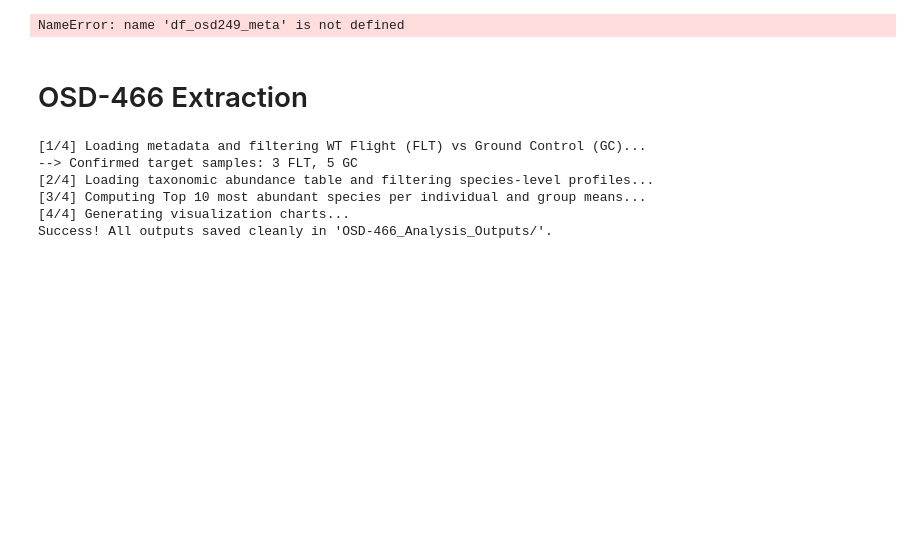
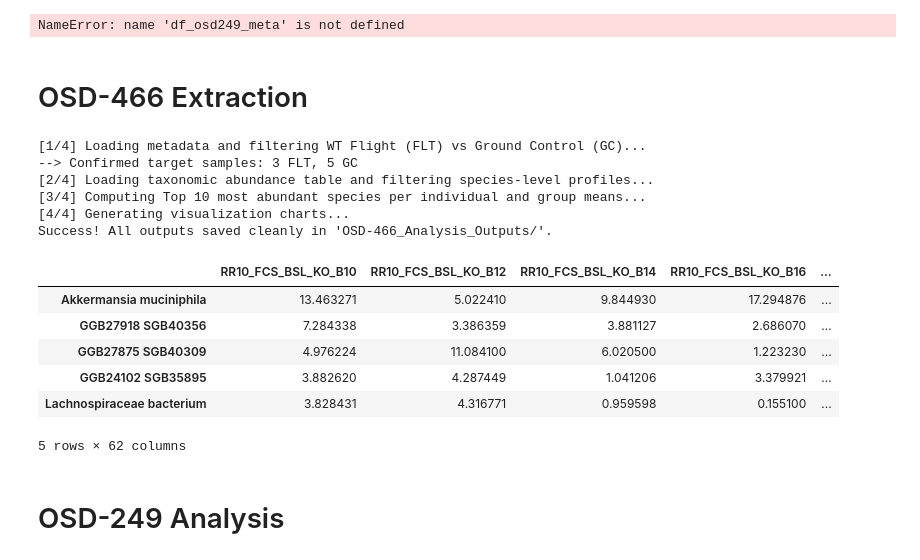
Before and after one commit to mian-qasim/Gut-Brain-Cross-Analysis, a Jupyter notebook: notebooks/data_extraction_gut.ipynb, the cells around one changed output. Saved outputs shown, nothing was run; the diff lists cells and outputs as text; code cells hidden in the pictures; blank space fills up the shorter version.

Commit message:
OSD-249 Baseline Analysis'
'

```diff
--- a/notebooks/data_extraction_gut.ipynb
+++ b/notebooks/data_extraction_gut.ipynb
@@ -271,3 +271,15 @@ print(f"Success! All outputs saved cleanly in '{OUTPUT_DIR}/'.")
 [3/4] Computing Top 10 most abundant species per individual and group means...
 [4/4] Generating visualization charts...
 Success! All outputs saved cleanly in 'OSD-466_Analysis_Outputs/'.
+# %%
+species_df.head(5)
+# %% [output]
+|  | RR10_FCS_BSL_KO_B10 | RR10_FCS_BSL_KO_B12 | RR10_FCS_BSL_KO_B14 | RR10_FCS_BSL_KO_B16 | ... |
+| Akkermansia muciniphila | 13.463271 | 5.022410 | 9.844930 | 17.294876 | ... |
+| GGB27918 SGB40356 | 7.284338 | 3.386359 | 3.881127 | 2.686070 | ... |
+| GGB27875 SGB40309 | 4.976224 | 11.084100 | 6.020500 | 1.223230 | ... |
+| GGB24102 SGB35895 | 3.882620 | 4.287449 | 1.041206 | 3.379921 | ... |
+| Lachnospiraceae bacterium | 3.828431 | 4.316771 | 0.959598 | 0.155100 | ... |
+5 rows × 62 columns
+# %% [markdown]
+# OSD-249 Analysis
```
Also changed, not shown: parts of 2 cells of this notebook, 33 other files.
